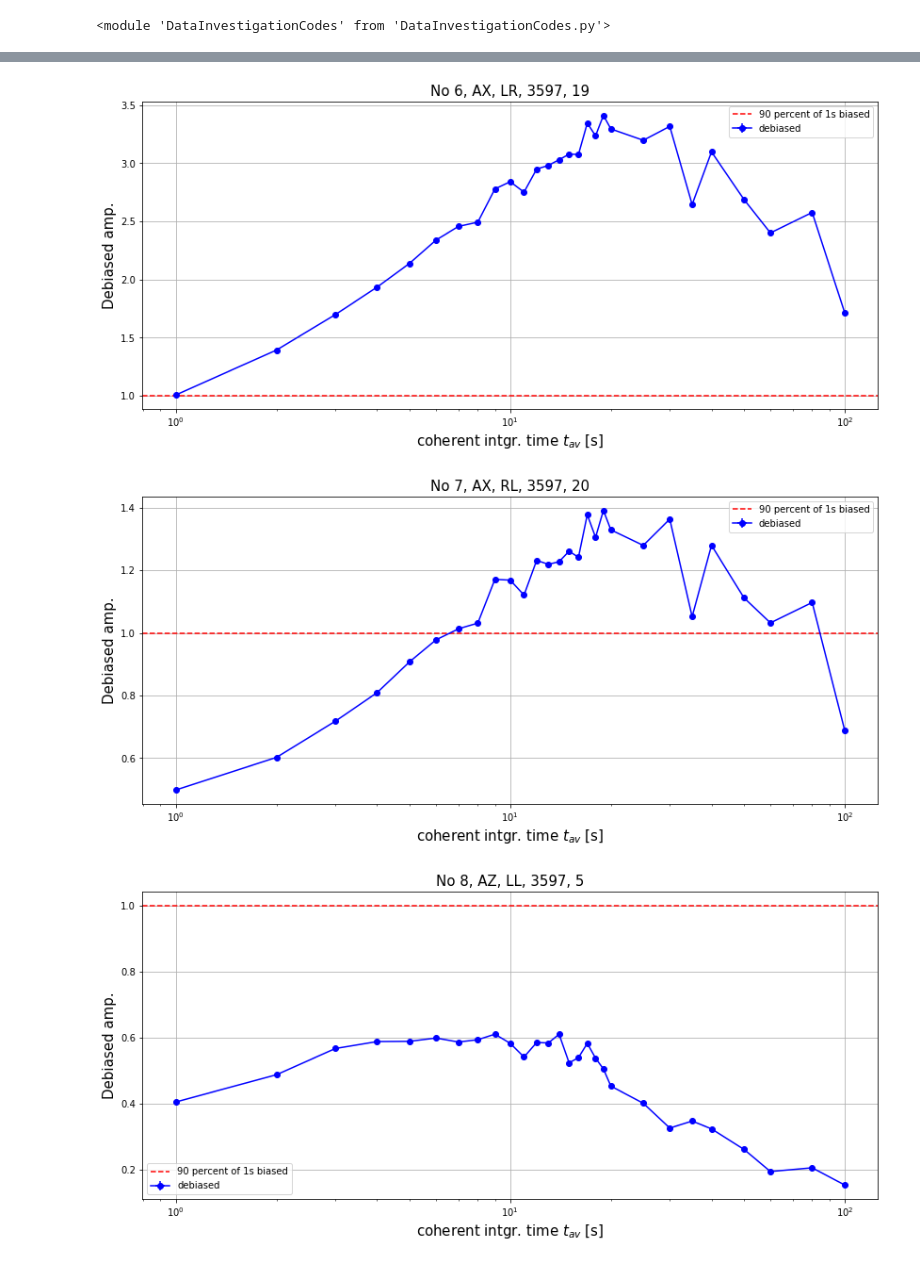
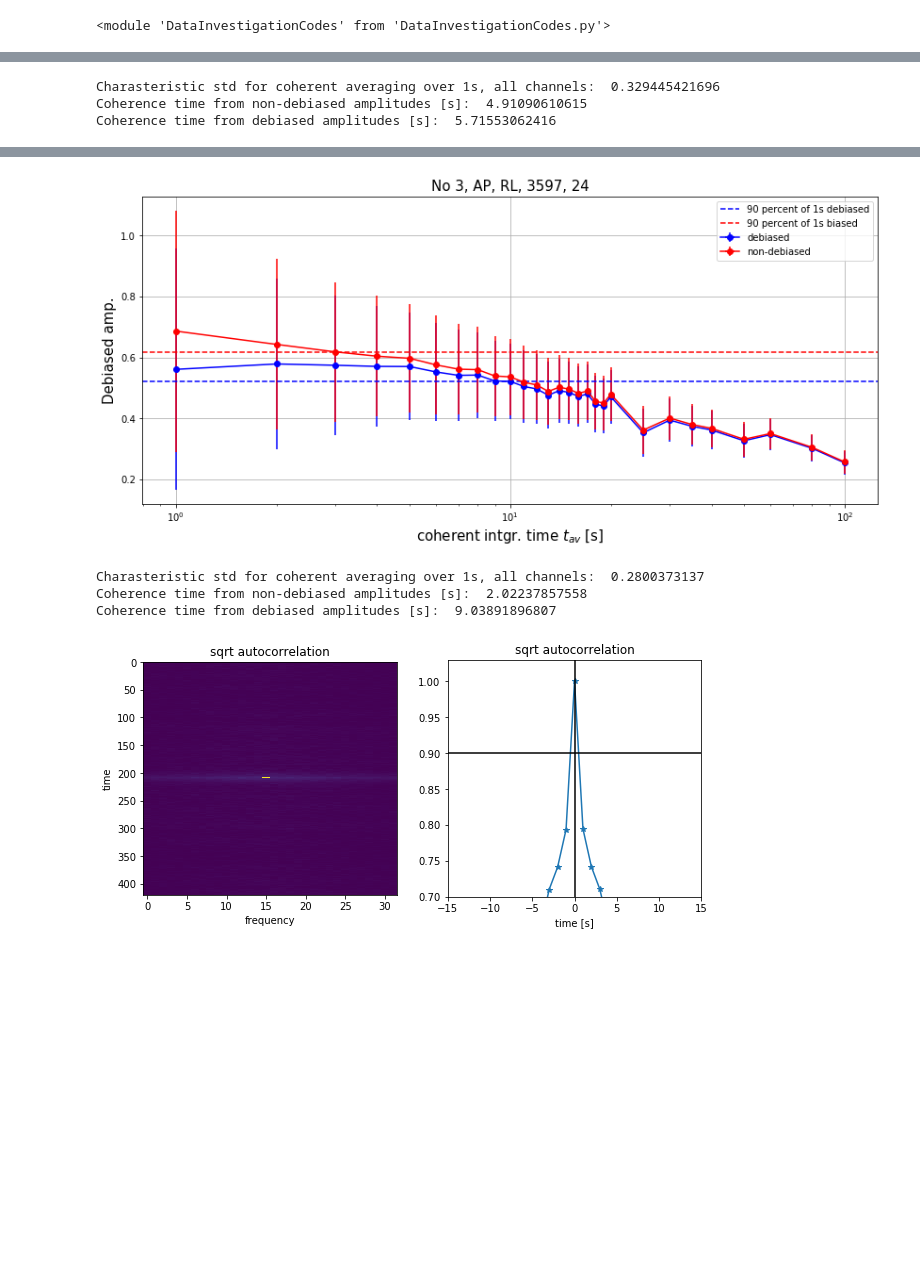
Before and after one commit to wielgusm/DataAnalysis, a Jupyter notebook: TrivialClosures/Coherence.ipynb, the cells around one changed output, grey strips where cells are left out. Cells and saved outputs as stored; diff of their text form; code cells hidden in the pictures; blank space fills up the shorter version.

Commit message:
work on coherence timescales

```diff
--- a/TrivialClosures/Coherence.ipynb
+++ b/TrivialClosures/Coherence.ipynb
@@ -18,24 +20,82 @@ baseL = np.load('/home/maciek/Works/Data2017/apr2017d/NPformat/baseL.npy')
 polL = np.load('/home/maciek/Works/Data2017/apr2017d/NPformat/polL.npy')
 expL = np.load('/home/maciek/Works/Data2017/apr2017d/NPformat/expL.npy')
 extL = np.load('/home/maciek/Works/Data2017/apr2017d/NPformat/extL.npy')
+# %%
+V = DIC.AvArr(V_all[cou],V_all[cou].shape[1],1)
+# %%
+def CorrectDelayLin(V):
+    #correct delay
+    foo = DIC.AvArr(V,V.shape[1],1) #assume that axis 1 is frequency channels
+    unPh = np.unwrap((np.angle(foo.flatten())))
+    t = np.linspace(1,len(unPh),len(unPh))
+    a,b = np.polyfit(t,unPh,1)
+    Vc = V*np.exp(-1j*(a*t+b))[:,np.newaxis]
+    return Vc
 # %%
 for cou in range(50):
+    #VT = DIC.AvArr(V_all[cou],V_all[cou].shape[1],1)
+    s = DIC.SSTDD(V)/np.sqrt(V_all[cou].shape[1])
+    #s = np.mean(s)
     V = DIC.AvArr(V_all[cou],V_all[cou].shape[1],1)
+    Vc  = CorrectDelayLin(V)
     base = baseL[cou]; polar = polL[cou]; exp1 = expL[cou]; ext1 = extL[cou];
     #V = V_all[cou]
     vecT = [1,2,3,4,5,6,7,8,9,10,11,12,13,14,15,16,17,18,19,20,25,30,35,40,50,60,80,100]; vecF = [V.shape[1]];
     SNRV, DBAV, STDV, nV, BAV = DIC.ChangesAveraging(V,vecT,vecF)
-
+    #SNRVc, DBAVc, STDVc, nVc, BAVc = DIC.ChangesAveraging(Vc,vecT,vecF)
+    ###DBAV = np.sqrt(BAV.flatten()**2 - 2.*s**2/(vecT))
+    DBAV = np.sqrt(BAV.flatten()**2 - 2.*s**2/(vecT))
+    #DBAVc = np.sqrt(BAVc.flatten()**2 - 2.*STDVc[0]**2/(vecT))
     plt.figure(figsize=(14,6))
-    plt.errorbar(nV/V.shape[1], STDV, xerr=0.0, yerr=0.*STDV*np.sqrt(2)/np.sqrt(nV),fmt='-bo',label='debiased')
-    #plt.errorbar(nV/V.shape[1], BAV, xerr=0.0, yerr=0.*STDV*np.sqrt(2)/np.sqrt(nV),fmt='-ro', label='non-debiased')
+    plt.errorbar(nV/V.shape[1], DBAV, xerr=0.0, yerr=1*s*np.sqrt(2)/np.sqrt(vecT),fmt='-bo',label='debiased')
+    plt.errorbar(nV/V.shape[1], BAV, xerr=0.0, yerr=1*s*np.sqrt(2)/np.sqrt(vecT),fmt='-ro',label='non-debiased')
+    #plt.errorbar(nVc/Vc.shape[1], DBAVc/DBAVc[0], xerr=0.0, yerr=0*STDVc*np.sqrt(2)/np.sqrt(nVc),fmt='-ro', label='non-debiased')
     plt.xscale('log'); plt.grid();
     plt.ylabel('Debiased amp.',fontsize=15)
     plt.xlabel('coherent intgr. time $t_{av}$ [s]',fontsize=15)
     #plt.axvline(x=5,color='k'); plt.axhline(y=0.9*DBAV[1],color='b',linestyle='--', label='90 percent of 1s debiased')
-    #plt.axhline(y=0.9*BAV[0],color='r',linestyle='--', label='90 percent of 1s biased')
-    plt.axhline(y=1.0,color='r',linestyle='--', label='90 percent of 1s biased')
+    plt.axhline(y=0.9*np.amax(DBAV),color='b',linestyle='--', label='90 percent of 1s debiased')
+    plt.axhline(y=0.9*BAV[0],color='r',linestyle='--', label='90 percent of 1s biased')
     plt.title('No '+str(cou)+', '+base+', '+polar+', '+str(exp1)+', '+str(ext1),fontsize=15)
+    #plt.axis([0.9,110,0,1.2])
     plt.legend()
     plt.show()
+    test = BAV-0.9*BAV[0]
+    tcoh = np.where(test[:-1] * test[1:] <= 0)
+    indT = int(tcoh[0][0])
+    tcoh = float(vecT[indT]) + float(vecT[indT+1]-vecT[indT])*test[indT]/(-test[indT+1]+test[indT]) -1.
+
+    test2 = DBAV-0.9*np.amax(DBAV)
+    tcoh2 = np.where((test2[:-1] * test2[1:] <= 0)& (test2[:-1] > 0))
+    try:
+        indT2 = int(tcoh2[0][0])
+        tcoh2 = float(vecT[indT2]) + float(vecT[indT2+1]-vecT[indT2])*test2[indT2]/(-test2[indT2+1]+test2[indT2]) -1.
+    except IndexError:
+        tcoh2 = np.nan
+    print 'Charasteristic std for coherent averaging over 1s, all channels: ', s
+    print 'Coherence time from non-debiased amplitudes [s]: ', tcoh[0]
+    print 'Coherence time from debiased amplitudes [s]: ', tcoh2
+
+    #different plots, autocorrelation
+    V = V_all[cou]
+    c = scs.correlate2d(V,np.conj(V),mode='same')
+    fig, ax = plt.subplots(1,2,figsize=(10, 10))
+    #ax[0].imshow(np.cos(np.angle(V)), interpolation='nearest',aspect = 0.07)
+    cax0 = ax[0].imshow(np.abs(c), interpolation='nearest',aspect = 0.07*420/V_all[cou].shape[0])
+    #cbar = fig.colorbar(cax0)
+    ax[0].set_xlabel('frequency')
+    ax[0].set_ylabel('time')
+    ax[0].set_title('sqrt autocorrelation')
+    autocorT = np.sum(np.abs(c),1)
+    autocorTn = autocorT/np.amax(autocorT)
+    t = np.linspace(1, len(autocorT),len(autocorT)) - (len(autocorT)/2.)
+
+    ax[1].plot(t,np.sqrt(autocorTn),'-*')
+    ax[1].axis([-15,15,0.7,1.03])
+    ax[1].set_aspect(85)
+    ax[1].axhline(y=0.9,color='k')
+    ax[1].axvline(x=0.0,color='k')
+    ax[1].set_xlabel('time [s]')
+    ax[1].set_title('sqrt autocorrelation')
+    plt.show()
 # %% [output]
@@ -46,0 +113,3 @@ for cou in range(50):
+Charasteristic std for coherent averaging over 1s, all channels:  0.329445421696
+Coherence time from non-debiased amplitudes [s]:  4.91090610615
+Coherence time from debiased amplitudes [s]:  5.71553062416
@@ -48,3 +117,5 @@ for cou in range(50):
-[figure, old version]
+[figure, new version]
+Charasteristic std for coherent averaging over 1s, all channels:  0.2800373137
+Coherence time from non-debiased amplitudes [s]:  2.02237857558
+Coherence time from debiased amplitudes [s]:  9.03891896807
-[figure, old version]
+[figure, new version]
-[figure, removed]
```
Also changed, not shown: parts of 52 cells of this notebook, 2 other files.
